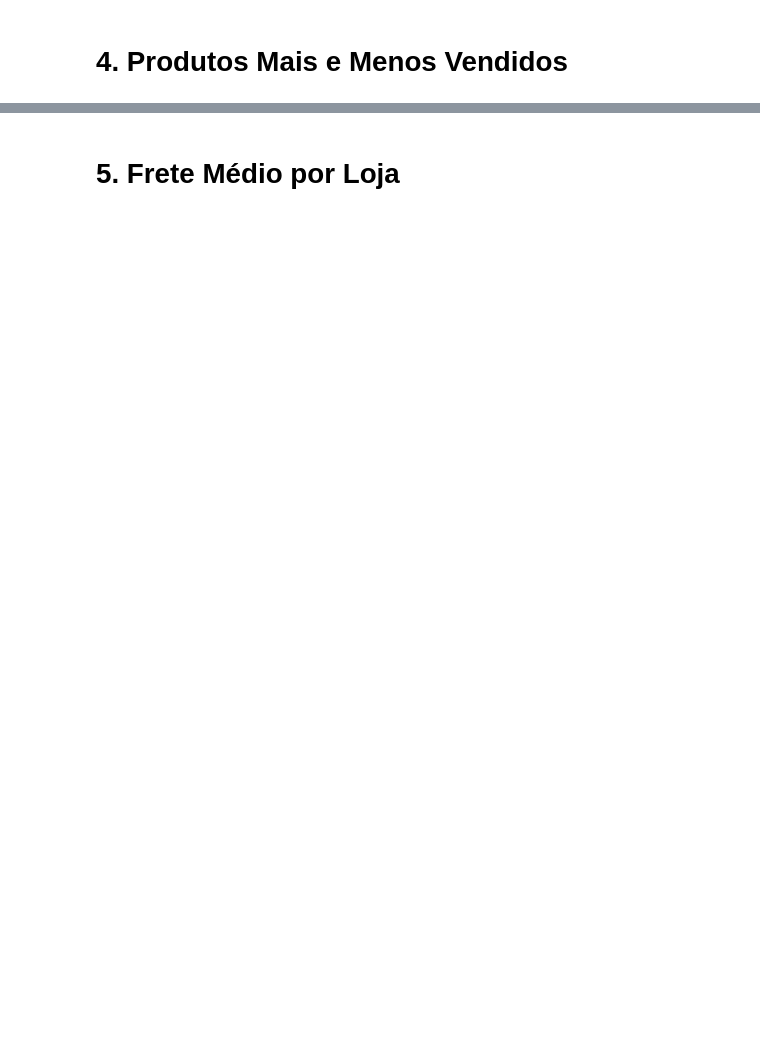
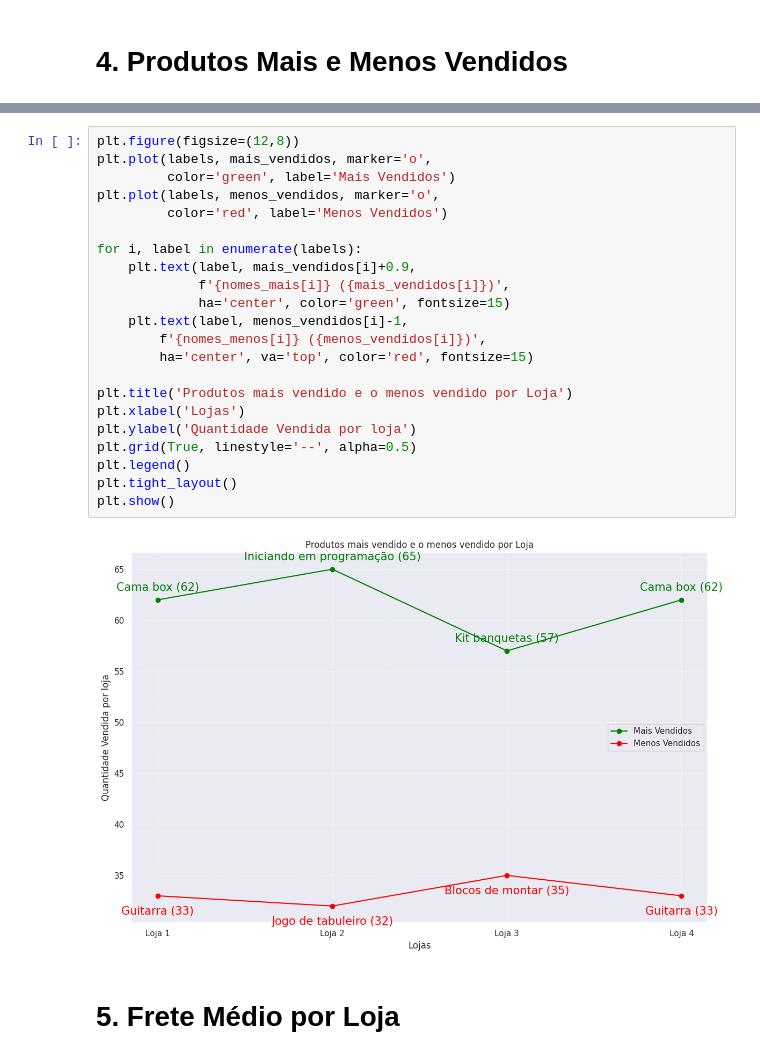
Before and after one commit to isadoramelo95/Alura-store-challange, a Jupyter notebook: AluraStoreBr.ipynb, the cells around one changed output, grey strips where cells are left out. Saved outputs shown, nothing was run; the diff lists cells and outputs as text; blank space fills up the shorter version.

```diff
--- a/AluraStoreBr.ipynb
+++ b/AluraStoreBr.ipynb
@@ -130,5 +218,29 @@ Menos vendido: Blocos de montar (35 unidades)
 Loja 4:
 Mais vendido: Cama box (62 unidades)
 Menos vendido: Guitarra (33 unidades)
+# %%
+plt.figure(figsize=(12,8))
+plt.plot(labels, mais_vendidos, marker='o',
+         color='green', label='Mais Vendidos')
+plt.plot(labels, menos_vendidos, marker='o',
+         color='red', label='Menos Vendidos')
+
+for i, label in enumerate(labels):
+    plt.text(label, mais_vendidos[i]+0.9,
+             f'{nomes_mais[i]} ({mais_vendidos[i]})',
+             ha='center', color='green', fontsize=15)
+    plt.text(label, menos_vendidos[i]-1,
+        f'{nomes_menos[i]} ({menos_vendidos[i]})',
+        ha='center', va='top', color='red', fontsize=15)
+
+plt.title('Produtos mais vendido e o menos vendido por Loja')
+plt.xlabel('Lojas')
+plt.ylabel('Quantidade Vendida por loja')
+plt.grid(True, linestyle='--', alpha=0.5)
+plt.legend()
+plt.tight_layout()
+plt.show()
+# %% [output]
+[figure, added]
 # %% [markdown]
 # 5. Frete Médio por Loja
```
Also changed, not shown: parts of 6 cells of this notebook.
